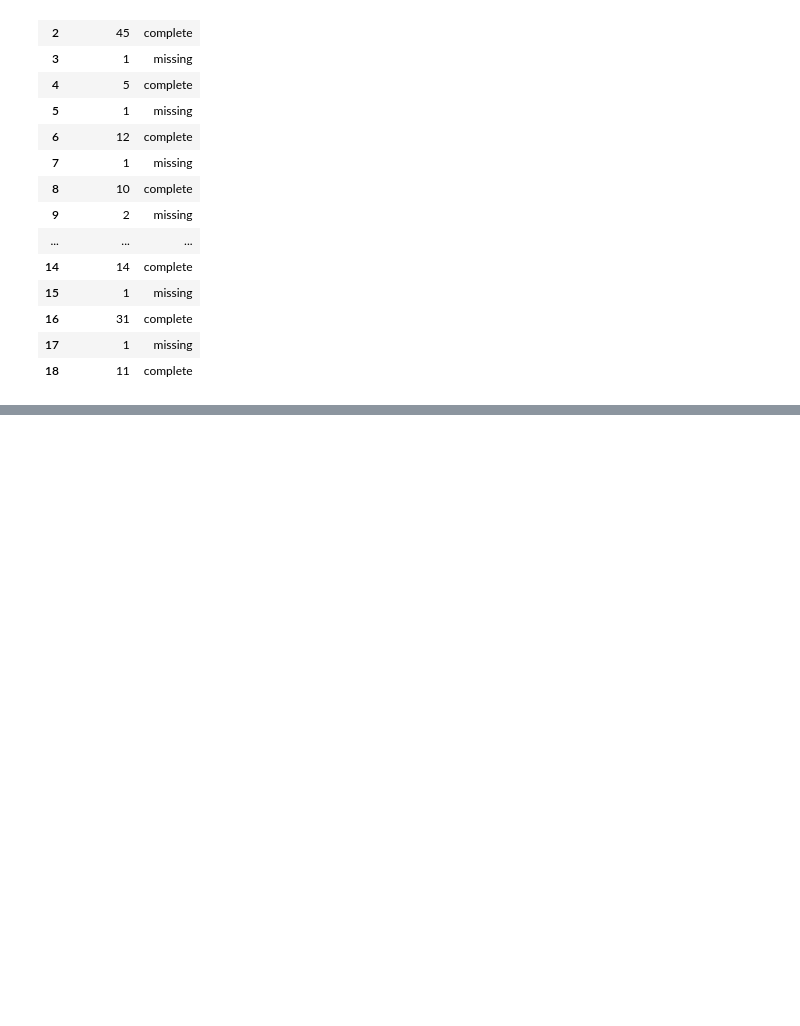
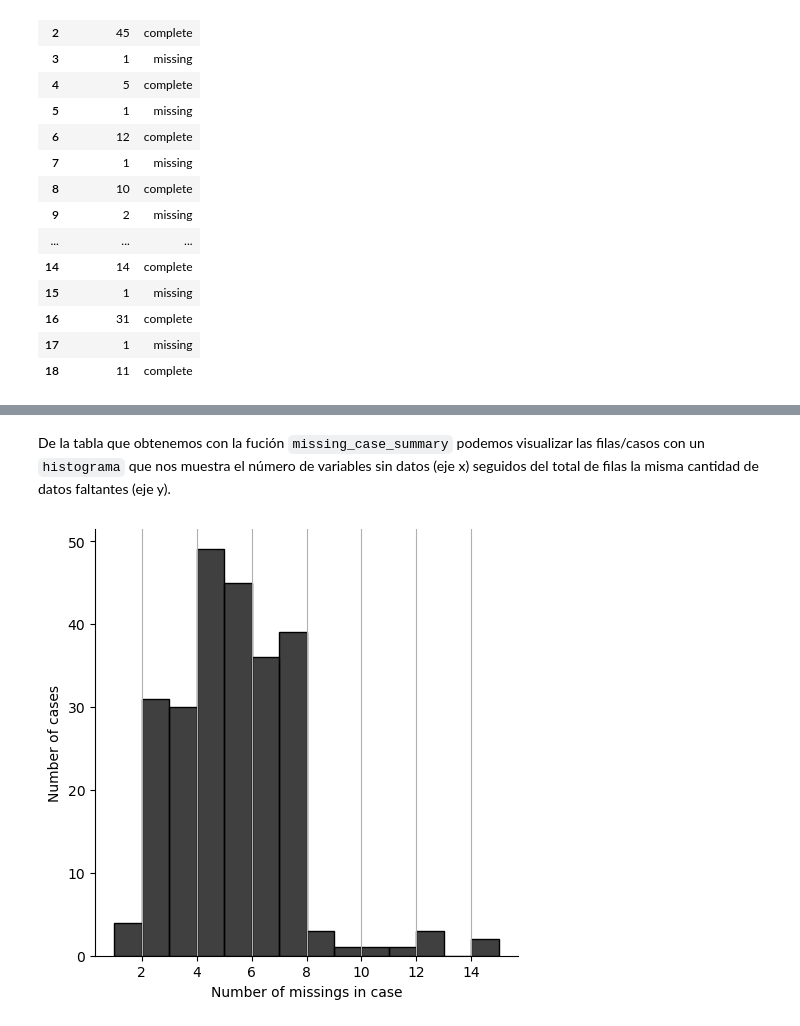
Before and after one commit to pahoalapizco/exploration_missing_values, a Jupyter notebook: notebooks/1.0-exploration_missing_values-manage.ipynb, the cells around one changed output, grey strips where cells are left out. Drawn from its saved outputs; the diff is of its cells as text; code cells hidden in the pictures; blank space fills up the shorter version.

```diff
--- a/notebooks/1.0-exploration_missing_values-manage.ipynb
+++ b/notebooks/1.0-exploration_missing_values-manage.ipynb
@@ -266,0 +280,6 @@ Columnas:
+# %% [markdown]
+De la tabla que obtenemos con la fución `missing_case_summary` podemos visualizar las filas/casos con un `histograma` que nos muestra el número de variables sin datos (eje x) seguidos del total de filas la misma cantidad de datos faltantes (eje y).
+# %%
+riskfactors_df.missing.missing_case_plot()
+# %% [output]
+[figure, added]
```
Also changed, not shown: parts of 16 cells of this notebook, 1 other file.
